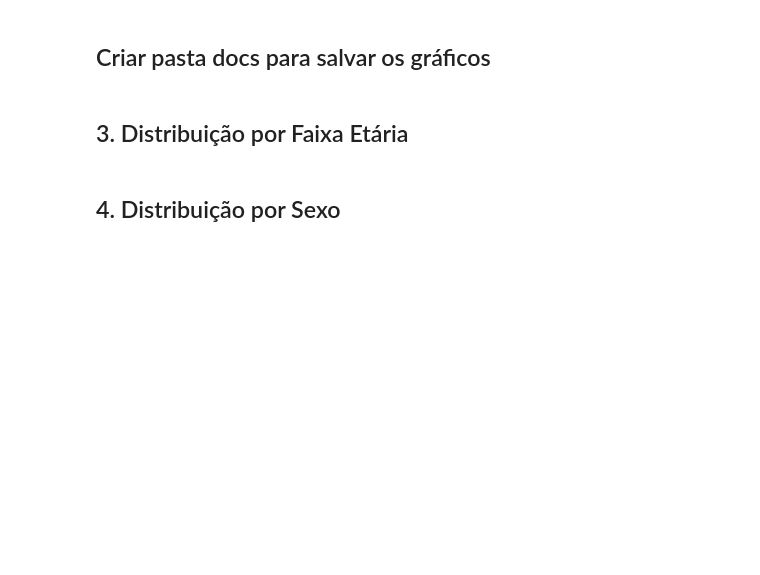
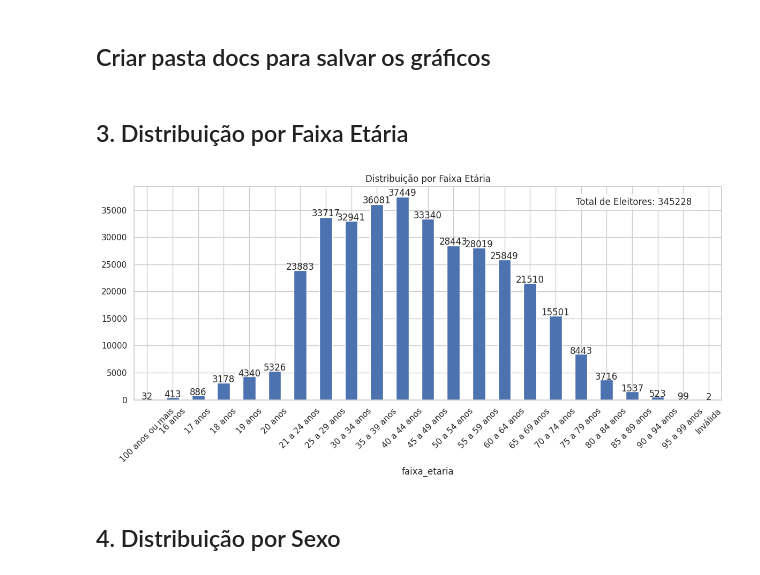
Before and after one commit to JohnDiognes/analise-perfil-eleitor-vila-velha, a Jupyter notebook: notebooks/02_analise_exploratoria (1).ipynb, the cells around one changed output. Cells and saved outputs as stored; diff of their text form; code cells hidden in the pictures; blank space fills up the shorter version.

```diff
--- a/notebooks/02_analise_exploratoria (1).ipynb
+++ b/notebooks/02_analise_exploratoria (1).ipynb
@@ -3,16 +3,28 @@
 # %% [markdown]
 ## 1. Carregamento da Base de Dados
 # %%
+# ===============================================================
+# 01 — CONFIGURAÇÃO INICIAL DO PROJONAOT
+# ===============================================================
 
+# Clonar repositório (executar apenas 1 vez por sessão)
+!rm -rf analise-perfil-eleitor-vila-velha
+!git clone https://github.com/JohnDiognes/analise-perfil-eleitor-vila-velha.git
+
+# Caminho da base
+caminho_base = "analise-perfil-eleitor-vila-velha/dados/base_vila_velha.csv"
+
+# Importar bibliotecas
 import pandas as pd
 import matplotlib.pyplot as plt
 import seaborn as sns
 import os
 
+# Configuração de estilo
 sns.set(style="whitegrid")
-plt.rcParams["figure.figsize"] = (12,6)
+plt.rcParams["figure.figsize"] = (12, 6)
 
-caminho = "dados/base_vila_velha.csv"
-df = pd.read_csv(caminho)
+# Carregar a base
+df_vv = pd.read_csv(caminho_base, encoding='latin1')
 
-df.head()
+df_vv.head()
@@ -31,12 +94,23 @@ os.makedirs('docs', exist_ok=True)
 # %%
 
 plt.figure()
-df['DS_FAIXA_ETARIA'].value_counts().sort_index().plot(kind='bar')
+# Agrupar por faixa_etaria e somar quant_eleitores
+ax = df_vv.groupby('faixa_etaria')['quant_eleitores'].sum().sort_index().plot(kind='bar')
 plt.title("Distribuição por Faixa Etária")
 plt.xticks(rotation=45)
 plt.tight_layout()
+
+# Adicionar os valores exatos em cada barra, centralizados
+for p in ax.patches:
+    ax.annotate(str(int(p.get_height())), (p.get_x() + p.get_width() / 2, p.get_height() * 1.005), ha='center')
+
+total_eleitores = df_vv['quant_eleitores'].sum()
+ax.text(0.95, 0.95, f'Total de Eleitores: {total_eleitores}', transform=ax.transAxes, ha='right', va='top', bbox=dict(facecolor='white', alpha=0.8))
+
 plt.savefig("docs/faixa_etaria.png")
 plt.show()
+# %% [output]
+[figure, added]
 # %% [markdown]
 ## 4. Distribuição por Sexo
 # %%
```
Also changed, not shown: parts of 23 cells of this notebook.
